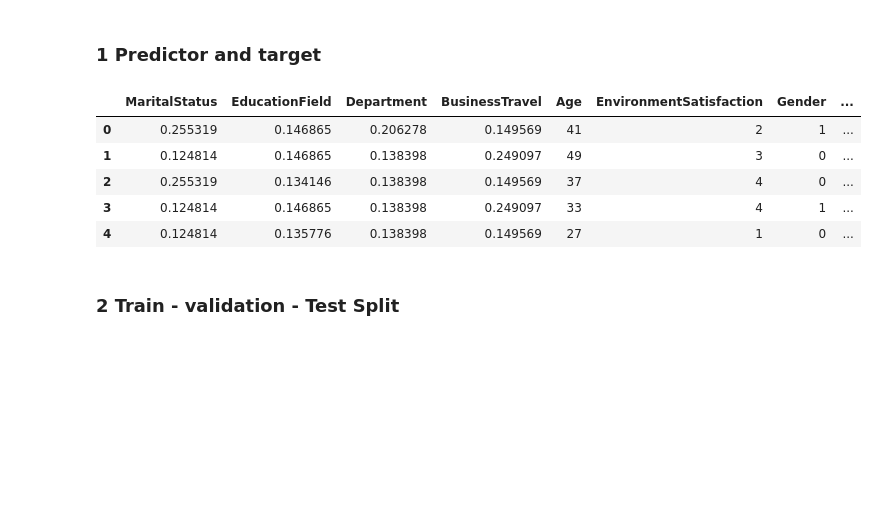
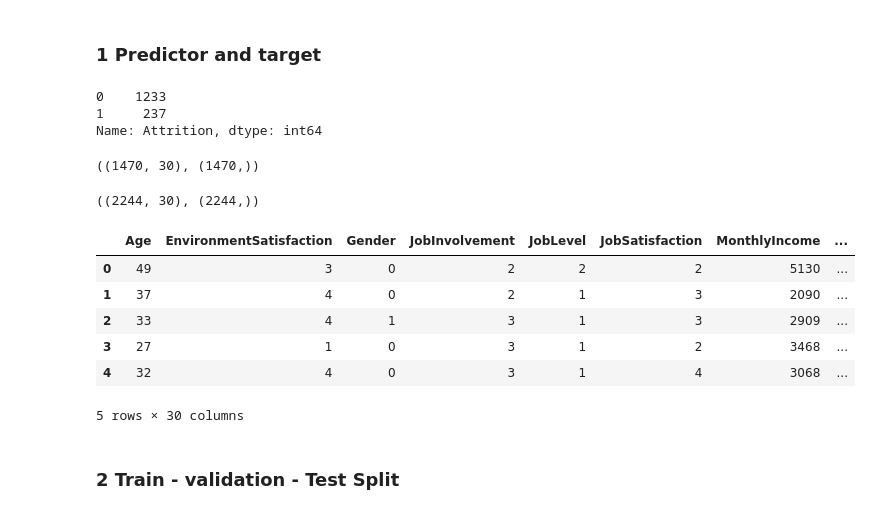
Before and after one commit to Amar-C-A/Attrition-Rate, a Jupyter notebook: Attrition Rate.ipynb, the cells around one changed output. Saved outputs shown, nothing was run; the diff lists cells and outputs as text; code cells hidden in the pictures; blank space fills up the shorter version.

```diff
--- a/Attrition Rate.ipynb
+++ b/Attrition Rate.ipynb
@@ -719,0 +1436,12 @@ data_new
+# %%
+# One Hot Encoding for EducationField
+
+buisness_travel = pd.get_dummies(data['EducationField'],prefix='EducationField')
+data = pd.concat([data,buisness_travel],axis=1)
+data = data.drop('EducationField',axis=1)
+# %%
+# One Hot Encoding for MaritalStatus
+
+buisness_travel = pd.get_dummies(data['MaritalStatus'],prefix='MaritalStatus')
+data = pd.concat([data,buisness_travel],axis=1)
+data = data.drop('MaritalStatus',axis=1)
@@ -736,16 +1483,32 @@ warnings.filterwarnings("ignore")
+# %%
+data['Attrition'].value_counts()
+# %% [output]
+0    1233
+1     237
+Name: Attrition, dtype: int64
 # %%
-#dropping the test data column
-x = data_new.drop(['Attrition'],axis=1)
-y = data_new.Attrition
+x = data.drop('Attrition',axis=1)
+y = data['Attrition']
+# %%
+x.shape,y.shape
+# %% [output]
+((1470, 30), (1470,))
+# %%
+smk = SMOTETomek()
+x_res,y_res = smk.fit_resample(x,y)
+x_res.shape,y_res.shape
+# %% [output]
+((2244, 30), (2244,))
 # %%
-x.head()
+x_res.head()
 # %% [output]
-|  | MaritalStatus | EducationField | Department | BusinessTravel | Age | EnvironmentSatisfaction | Gender | ... |
-| 0 | 0.255319 | 0.146865 | 0.206278 | 0.149569 | 41 | 2 | 1 | ... |
-| 1 | 0.124814 | 0.146865 | 0.138398 | 0.249097 | 49 | 3 | 0 | ... |
-| 2 | 0.255319 | 0.134146 | 0.138398 | 0.149569 | 37 | 4 | 0 | ... |
-| 3 | 0.124814 | 0.146865 | 0.138398 | 0.249097 | 33 | 4 | 1 | ... |
-| 4 | 0.124814 | 0.135776 | 0.138398 | 0.149569 | 27 | 1 | 0 | ... |
+|  | Age | EnvironmentSatisfaction | Gender | JobInvolvement | JobLevel | JobSatisfaction | MonthlyIncome | ... |
+| 0 | 49 | 3 | 0 | 2 | 2 | 2 | 5130 | ... |
+| 1 | 37 | 4 | 0 | 2 | 1 | 3 | 2090 | ... |
+| 2 | 33 | 4 | 1 | 3 | 1 | 3 | 2909 | ... |
+| 3 | 27 | 1 | 0 | 3 | 1 | 2 | 3468 | ... |
+| 4 | 32 | 4 | 0 | 3 | 1 | 4 | 3068 | ... |
+5 rows × 30 columns
 # %% [markdown]
 ### 2 Train - validation - Test Split
 # %%
```
Also changed, not shown: parts of 86 cells of this notebook.
